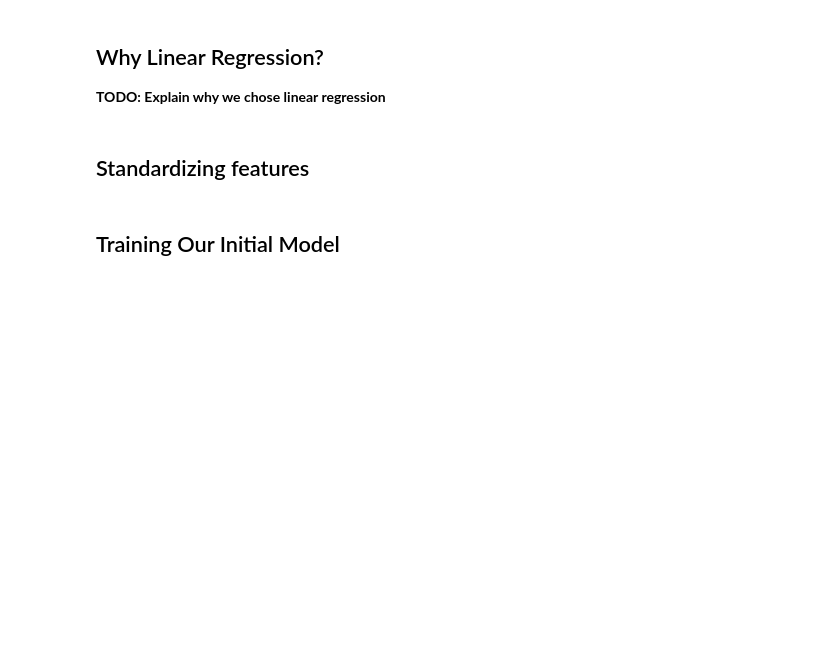
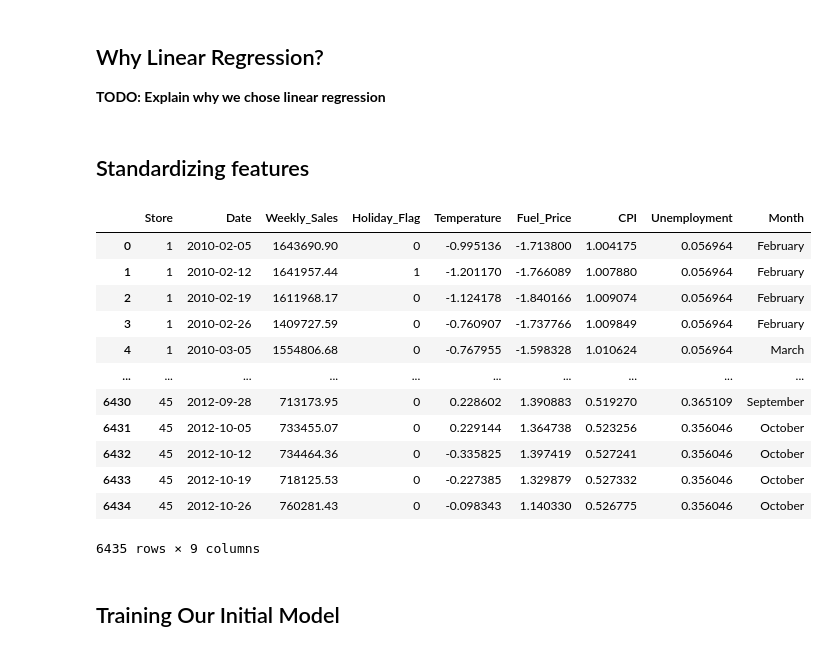
Before and after one commit to ChrisPerezLebron/CMSC320Project, a Jupyter notebook: main.ipynb, the cells around one changed output. Saved outputs shown, nothing was run; the diff lists cells and outputs as text; code cells hidden in the pictures; blank space fills up the shorter version.

```diff
--- a/main.ipynb
+++ b/main.ipynb
@@ -766,3 +771,39 @@ We can conclude that for the most part, the months of the year do affect the ave
+# %%
+#TODO: create a second matrix with standardized features
+
+#create a copy of the original df (incase we want the original to do a comparison)
+standardizedDf = df.copy()
+
+standardizedDf
+
+from scipy.stats import zscore
+# df.apply(zscore)
+standardizedDf['Temperature'] = zscore(standardizedDf['Temperature'])
+standardizedDf['Fuel_Price'] = zscore(standardizedDf['Fuel_Price'])
+standardizedDf['CPI'] = zscore(standardizedDf['CPI'])
+standardizedDf['Unemployment'] = zscore(standardizedDf['Unemployment'])
+
+#what do we do with dates?
+    #if we use them, how do we handle them?
+        #we could do categorical columns for Year, Month, and Week
+    #if we choose not to use them:
+        #cool fine lets see how it performs :)
+
+standardizedDf
+# %% [output]
+|  | Store | Date | Weekly_Sales | Holiday_Flag | Temperature | Fuel_Price | CPI | Unemployment | Month |
+| 0 | 1 | 2010-02-05 | 1643690.90 | 0 | -0.995136 | -1.713800 | 1.004175 | 0.056964 | February |
+| 1 | 1 | 2010-02-12 | 1641957.44 | 1 | -1.201170 | -1.766089 | 1.007880 | 0.056964 | February |
+| 2 | 1 | 2010-02-19 | 1611968.17 | 0 | -1.124178 | -1.840166 | 1.009074 | 0.056964 | February |
+| 3 | 1 | 2010-02-26 | 1409727.59 | 0 | -0.760907 | -1.737766 | 1.009849 | 0.056964 | February |
+| 4 | 1 | 2010-03-05 | 1554806.68 | 0 | -0.767955 | -1.598328 | 1.010624 | 0.056964 | March |
+| ... | ... | ... | ... | ... | ... | ... | ... | ... | ... |
+| 6430 | 45 | 2012-09-28 | 713173.95 | 0 | 0.228602 | 1.390883 | 0.519270 | 0.365109 | September |
+| 6431 | 45 | 2012-10-05 | 733455.07 | 0 | 0.229144 | 1.364738 | 0.523256 | 0.356046 | October |
+| 6432 | 45 | 2012-10-12 | 734464.36 | 0 | -0.335825 | 1.397419 | 0.527241 | 0.356046 | October |
+| 6433 | 45 | 2012-10-19 | 718125.53 | 0 | -0.227385 | 1.329879 | 0.527332 | 0.356046 | October |
+| 6434 | 45 | 2012-10-26 | 760281.43 | 0 | -0.098343 | 1.140330 | 0.526775 | 0.356046 | October |
+6435 rows × 9 columns
 # %% [markdown]
 ## Training Our Initial Model
 # %%
```
Also changed, not shown: parts of 7 cells of this notebook.
